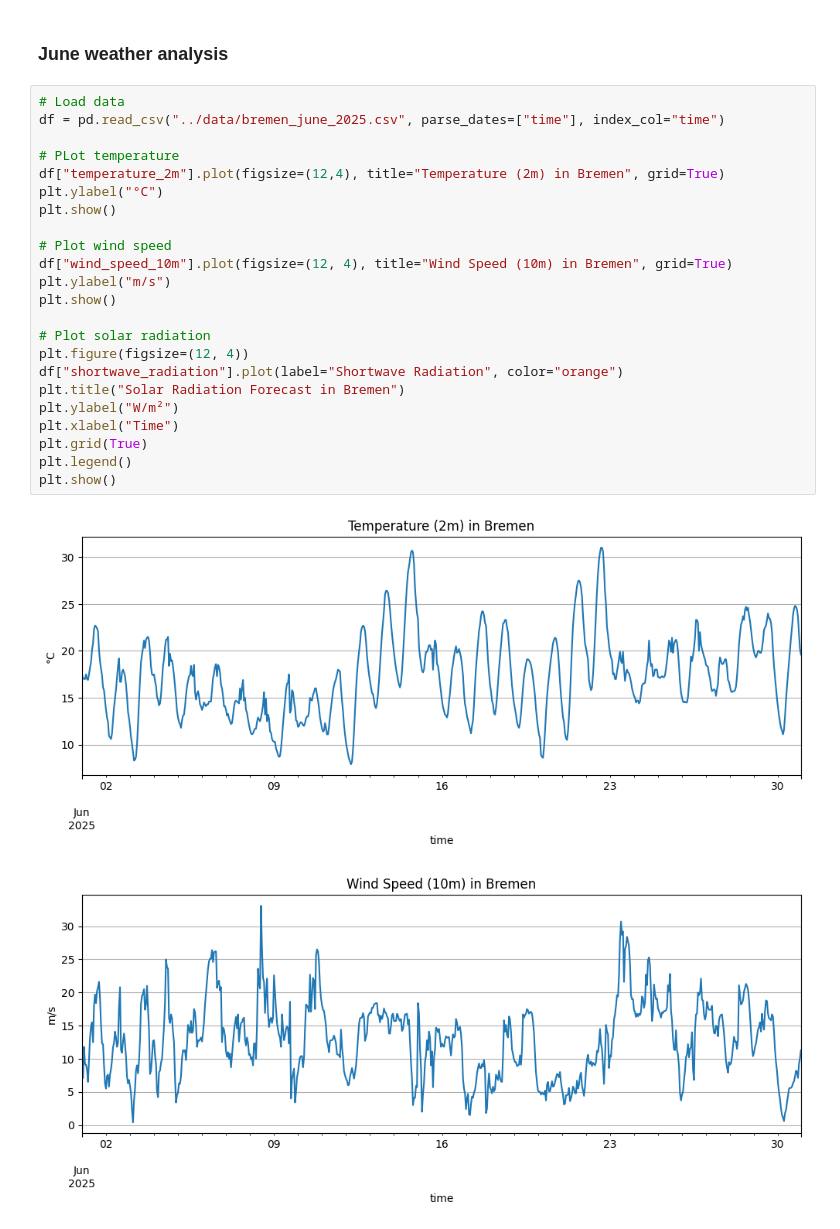
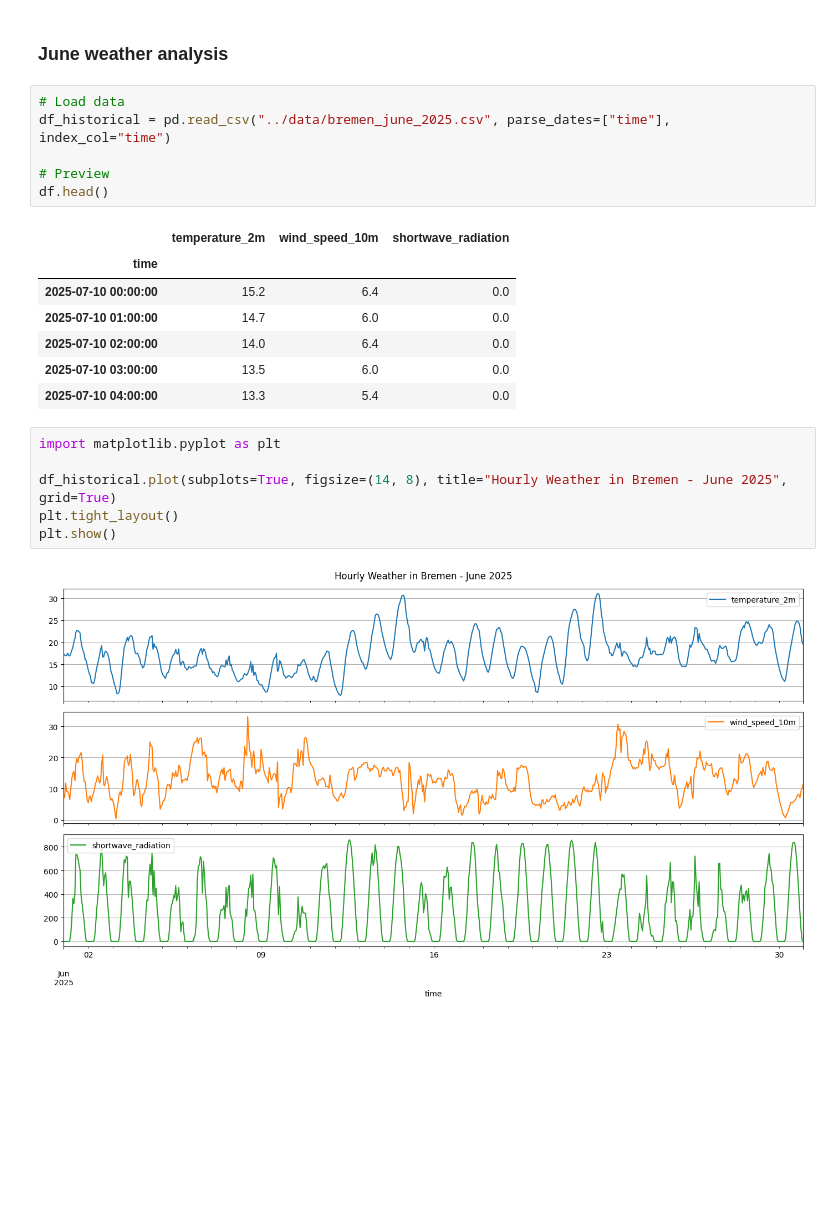
Before and after one commit to nuraly-v/moinw, a Jupyter notebook: notebooks/weather_analysis.ipynb, the cells around one changed output. Drawn from its saved outputs; the diff is of its cells as text; blank space fills up the shorter version.

Commit message:
Weather Analysis for Historical Data

```diff
--- a/notebooks/weather_analysis.ipynb
+++ b/notebooks/weather_analysis.ipynb
@@ -32,29 +32,25 @@ plt.show()
 [figure]
 # %% [markdown]
 ### June weather analysis
+# %%
+# Load data
+df_historical = pd.read_csv("../data/bremen_june_2025.csv", parse_dates=["time"], index_col="time")
+
+# Preview
+df.head()
+# %% [output]
+|  | temperature_2m | wind_speed_10m | shortwave_radiation |
+| time |  |  |  |
+| 2025-07-10 00:00:00 | 15.2 | 6.4 | 0.0 |
+| 2025-07-10 01:00:00 | 14.7 | 6.0 | 0.0 |
+| 2025-07-10 02:00:00 | 14.0 | 6.4 | 0.0 |
+| 2025-07-10 03:00:00 | 13.5 | 6.0 | 0.0 |
+| 2025-07-10 04:00:00 | 13.3 | 5.4 | 0.0 |
 # %%
-# Load data
-df = pd.read_csv("../data/bremen_june_2025.csv", parse_dates=["time"], index_col="time")
+import matplotlib.pyplot as plt
 
-# PLot temperature
-df["temperature_2m"].plot(figsize=(12,4), title="Temperature (2m) in Bremen", grid=True)
-plt.ylabel("°C")
+df_historical.plot(subplots=True, figsize=(14, 8), title="Hourly Weather in Bremen - June 2025", grid=True)
+plt.tight_layout()
 plt.show()
-
-# Plot wind speed
-df["wind_speed_10m"].plot(figsize=(12, 4), title="Wind Speed (10m) in Bremen", grid=True)
-plt.ylabel("m/s")
-plt.show()
-
-# Plot solar radiation
-plt.figure(figsize=(12, 4))
-df["shortwave_radiation"].plot(label="Shortwave Radiation", color="orange")
-plt.title("Solar Radiation Forecast in Bremen")
-plt.ylabel("W/m²")
-plt.xlabel("Time")
-plt.grid(True)
-plt.legend()
-plt.show()
 # %% [output]
-[figure, old version]
+[figure, new version]
-[figure, removed]
```
Also changed, not shown: parts of 5 cells of this notebook, 2 other files.
